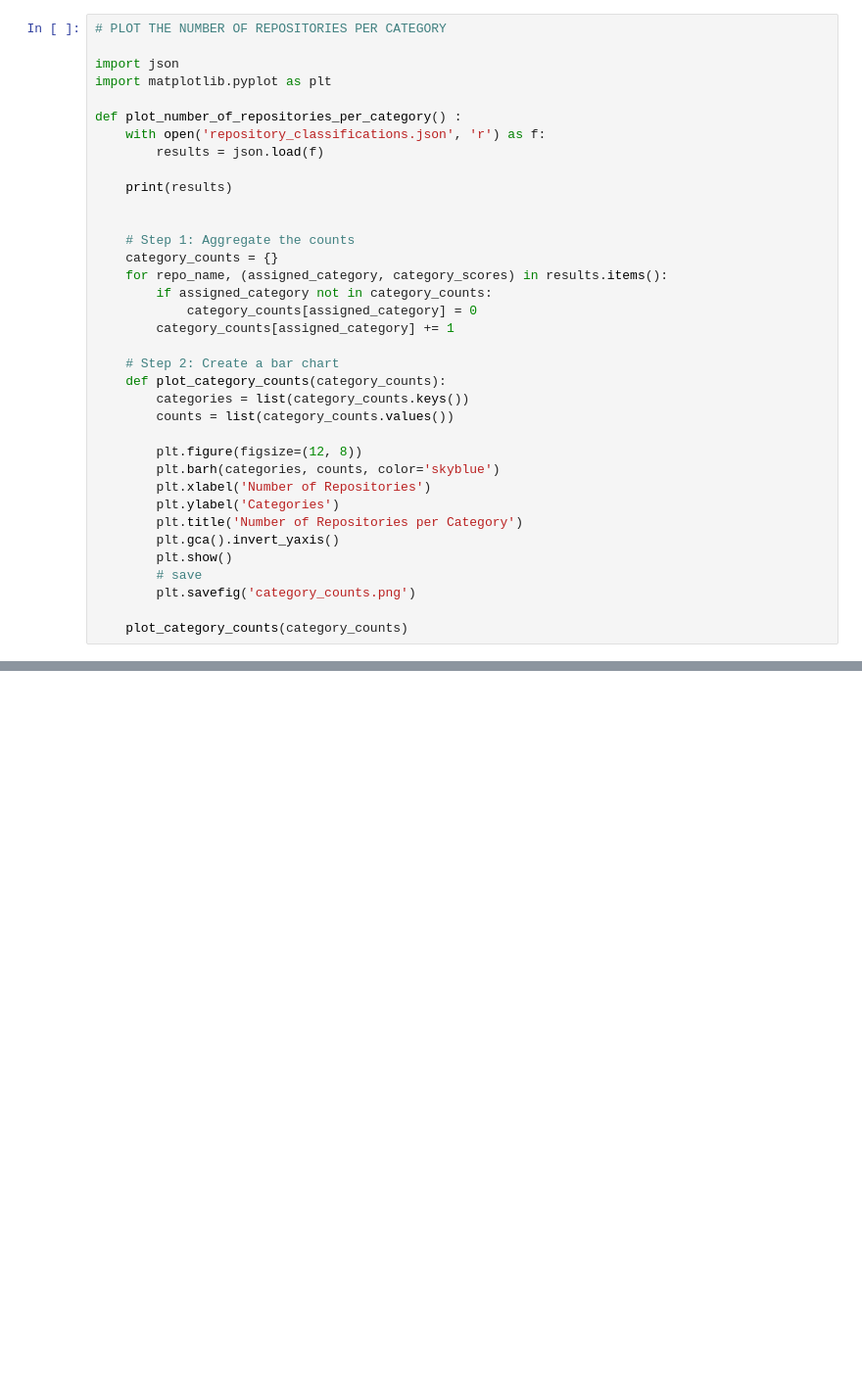
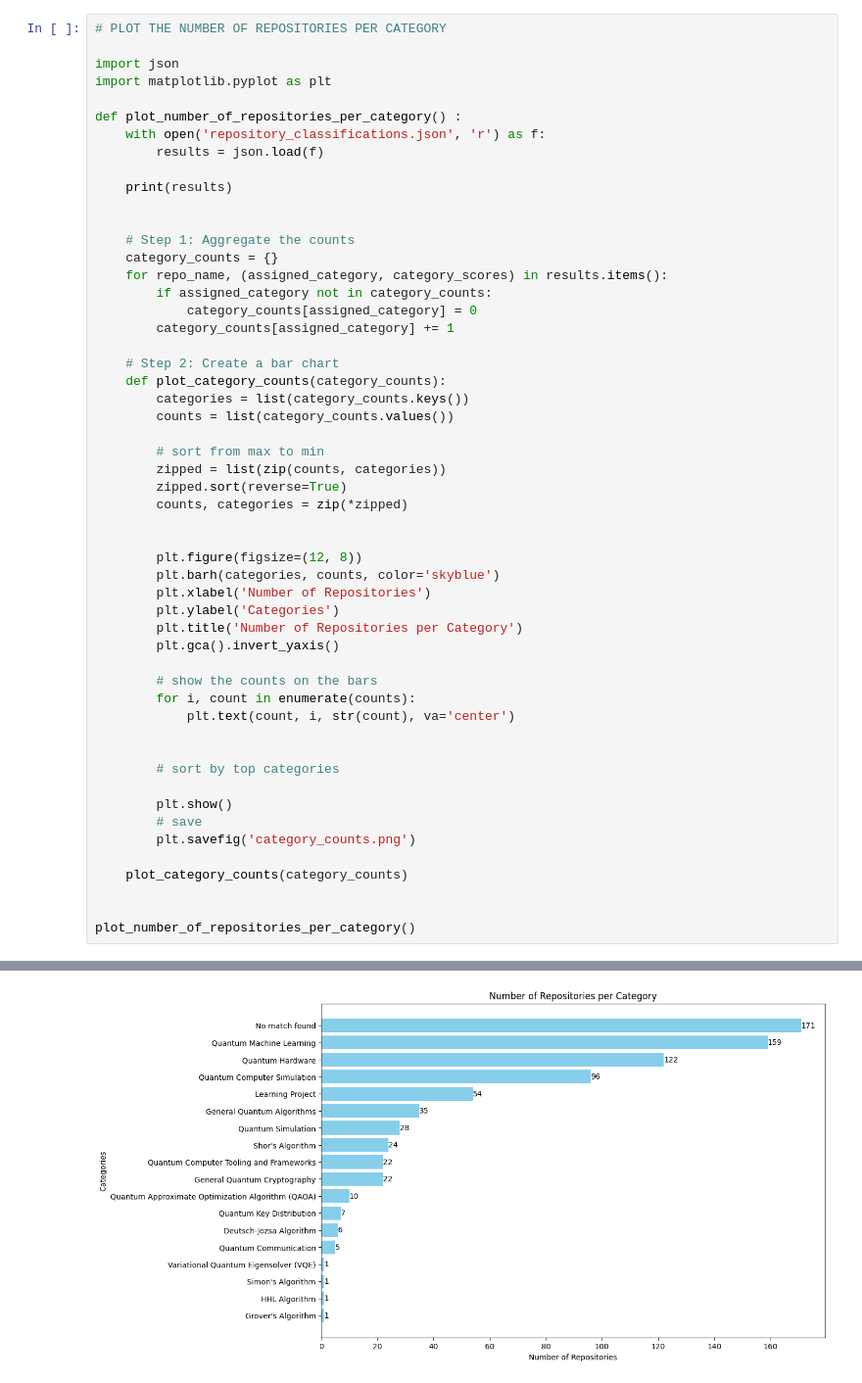
Before and after one commit to VladimirFilipovic/Repo-miner, a Jupyter notebook: visualise-data/plot_repos.ipynb, the cells around one changed output, grey strips where cells are left out. Shown at 98% size. Drawn from its saved outputs; the diff is of its cells as text; blank space fills up the shorter version.

Commit message:
plot repos graph

```diff
--- a/visualise-data/plot_repos.ipynb
+++ b/visualise-data/plot_repos.ipynb
@@ -23,14 +23,32 @@ def plot_number_of_repositories_per_category() :
         categories = list(category_counts.keys())
         counts = list(category_counts.values())
 
+        # sort from max to min
+        zipped = list(zip(counts, categories))
+        zipped.sort(reverse=True)
+        counts, categories = zip(*zipped)
+
+
         plt.figure(figsize=(12, 8))
         plt.barh(categories, counts, color='skyblue')
         plt.xlabel('Number of Repositories')
         plt.ylabel('Categories')
         plt.title('Number of Repositories per Category')
         plt.gca().invert_yaxis()
+
+        # show the counts on the bars
+        for i, count in enumerate(counts):
+            plt.text(count, i, str(count), va='center')
+
+
+        # sort by top categories
+
         plt.show()
         # save
         plt.savefig('category_counts.png')
 
     plot_category_counts(category_counts)
+
+
+plot_number_of_repositories_per_category()
+# %% [output]
@@ -36,0 +56 @@ def plot_number_of_repositories_per_category() :
+[figure, added]
```
Also changed, not shown: parts of 2 cells of this notebook, 4 other files.
